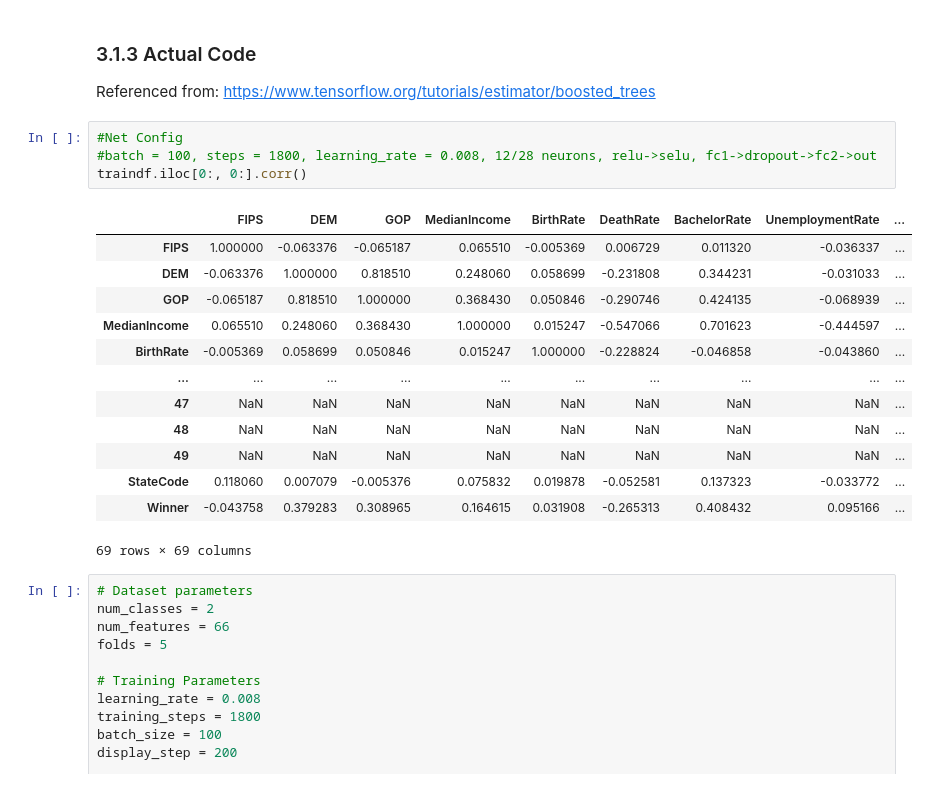
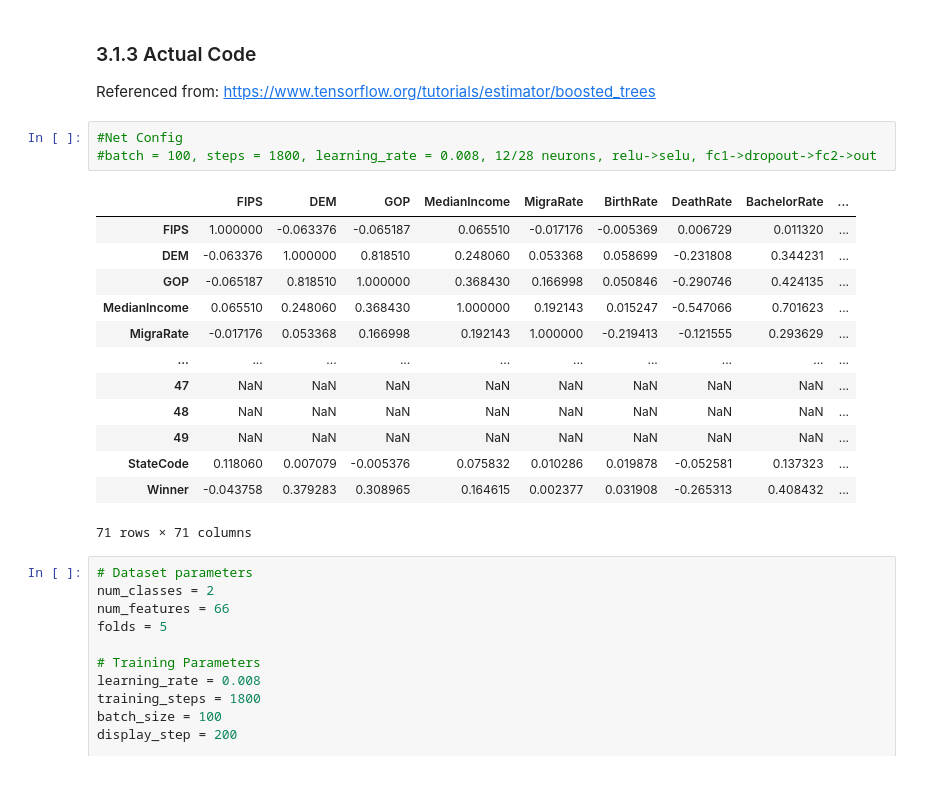
Before and after one commit to ptwu/election-county-prediction, a Jupyter notebook: ryuk_notebook.ipynb, the cells around one changed output. Drawn from its saved outputs; the diff is of its cells as text.

```diff
--- a/ryuk_notebook.ipynb
+++ b/ryuk_notebook.ipynb
@@ -505,21 +539,20 @@ Referenced from: https://www.tensorflow.org/tutorials/estimator/boosted_trees
 # %%
 #Net Config
 #batch = 100, steps = 1800, learning_rate = 0.008, 12/28 neurons, relu->selu, fc1->dropout->fc2->out
-traindf.iloc[0:, 0:].corr()
 # %% [output]
-|  | FIPS | DEM | GOP | MedianIncome | BirthRate | DeathRate | BachelorRate | UnemploymentRate | ... |
-| FIPS | 1.000000 | -0.063376 | -0.065187 | 0.065510 | -0.005369 | 0.006729 | 0.011320 | -0.036337 | ... |
-| DEM | -0.063376 | 1.000000 | 0.818510 | 0.248060 | 0.058699 | -0.231808 | 0.344231 | -0.031033 | ... |
-| GOP | -0.065187 | 0.818510 | 1.000000 | 0.368430 | 0.050846 | -0.290746 | 0.424135 | -0.068939 | ... |
-| MedianIncome | 0.065510 | 0.248060 | 0.368430 | 1.000000 | 0.015247 | -0.547066 | 0.701623 | -0.444597 | ... |
-| BirthRate | -0.005369 | 0.058699 | 0.050846 | 0.015247 | 1.000000 | -0.228824 | -0.046858 | -0.043860 | ... |
+|  | FIPS | DEM | GOP | MedianIncome | MigraRate | BirthRate | DeathRate | BachelorRate | ... |
+| FIPS | 1.000000 | -0.063376 | -0.065187 | 0.065510 | -0.017176 | -0.005369 | 0.006729 | 0.011320 | ... |
+| DEM | -0.063376 | 1.000000 | 0.818510 | 0.248060 | 0.053368 | 0.058699 | -0.231808 | 0.344231 | ... |
+| GOP | -0.065187 | 0.818510 | 1.000000 | 0.368430 | 0.166998 | 0.050846 | -0.290746 | 0.424135 | ... |
+| MedianIncome | 0.065510 | 0.248060 | 0.368430 | 1.000000 | 0.192143 | 0.015247 | -0.547066 | 0.701623 | ... |
+| MigraRate | -0.017176 | 0.053368 | 0.166998 | 0.192143 | 1.000000 | -0.219413 | -0.121555 | 0.293629 | ... |
 | ... | ... | ... | ... | ... | ... | ... | ... | ... | ... |
 | 47 | NaN | NaN | NaN | NaN | NaN | NaN | NaN | NaN | ... |
 | 48 | NaN | NaN | NaN | NaN | NaN | NaN | NaN | NaN | ... |
 | 49 | NaN | NaN | NaN | NaN | NaN | NaN | NaN | NaN | ... |
-| StateCode | 0.118060 | 0.007079 | -0.005376 | 0.075832 | 0.019878 | -0.052581 | 0.137323 | -0.033772 | ... |
-| Winner | -0.043758 | 0.379283 | 0.308965 | 0.164615 | 0.031908 | -0.265313 | 0.408432 | 0.095166 | ... |
+| StateCode | 0.118060 | 0.007079 | -0.005376 | 0.075832 | 0.010286 | 0.019878 | -0.052581 | 0.137323 | ... |
+| Winner | -0.043758 | 0.379283 | 0.308965 | 0.164615 | 0.002377 | 0.031908 | -0.265313 | 0.408432 | ... |
-69 rows × 69 columns
+71 rows × 71 columns
 # %%
 # Dataset parameters
 num_classes = 2
```
Also changed, not shown: parts of 18 cells of this notebook.
